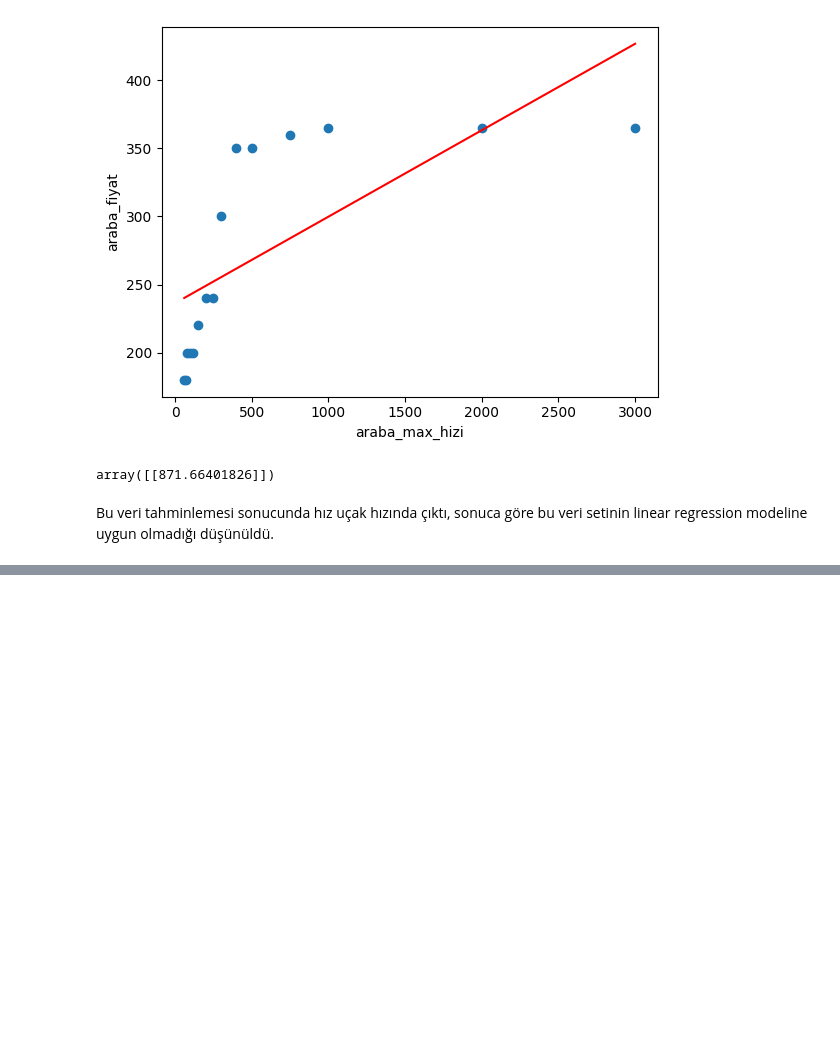
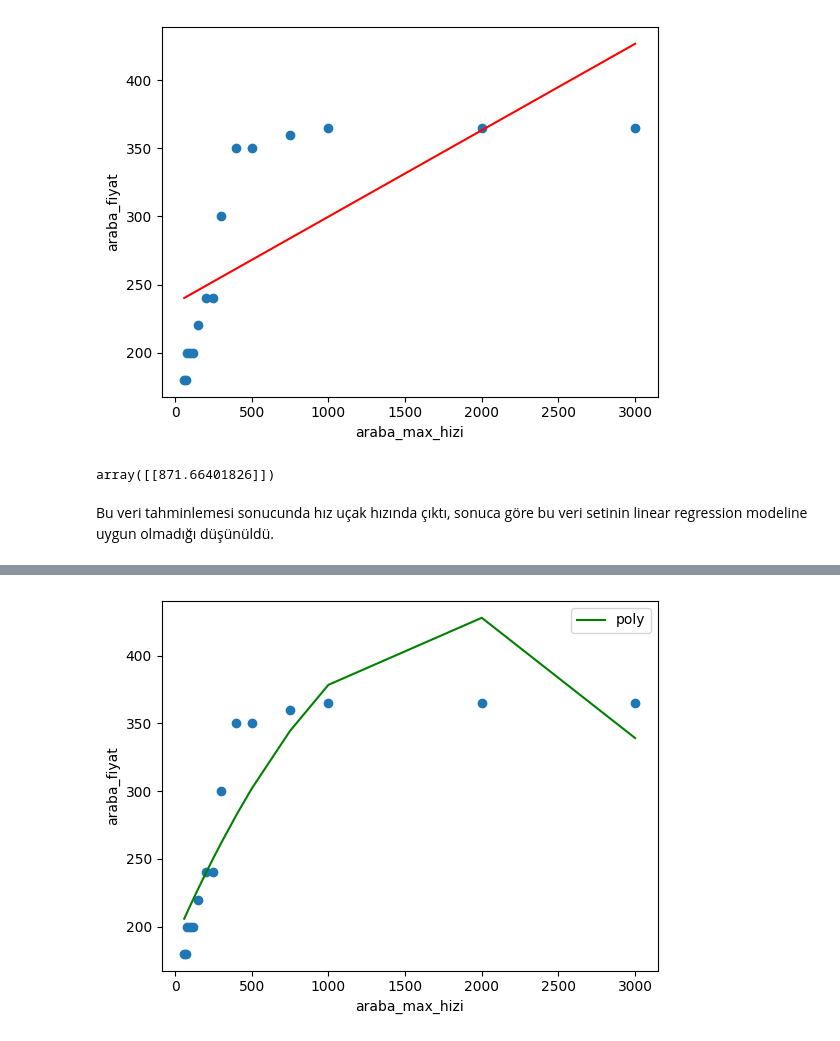
Before and after one commit to akalinirem/machine_learning, a Jupyter notebook: pages/polynomial_linear_regression.ipynb, the cells around one changed output, grey strips where cells are left out. Drawn from its saved outputs; the diff is of its cells as text; code cells hidden in the pictures; blank space fills up the shorter version.

```diff
--- a/pages/polynomial_linear_regression.ipynb
+++ b/pages/polynomial_linear_regression.ipynb
@@ -66,0 +71,5 @@ Normal bi şekilde fit edilebilmesi için:
+# %%
+polynmial_regression = PolynomialFeatures(degree = 2)
+# %%
+x_polynomial = polynmial_regression.fit_transform(x) # polynomial regression kullan x 'i 2. dereceden polynomial feature olarak çevir.
+x_polynomial
@@ -66,0 +92,23 @@ Normal bi şekilde fit edilebilmesi için:
+# %%
+plt.scatter(x,y)
+plt.xlabel("araba_max_hizi")
+plt.ylabel("araba_fiyat")
+plt.show
+
+lr = LinearRegression()
+lr.fit(x,y)
+
+x_polynomial = polynmial_regression.fit_transform(x) # polynomial regression kullan x 'i 2. dereceden polynomial feature olarak çevir.
+x_polynomial
+
+# fit
+linear_regression2 = LinearRegression()
+linear_regression2.fit(x_polynomial,y)
+
+y_head2 = linear_regression2.predict(x_polynomial)
+
+plt.plot(x,y_head2, color="green", label = "poly")
+plt.legend()
+plt.show()
+# %% [output]
+[figure, added]
```
Also changed, not shown: parts of 6 cells of this notebook, 1 other file.
